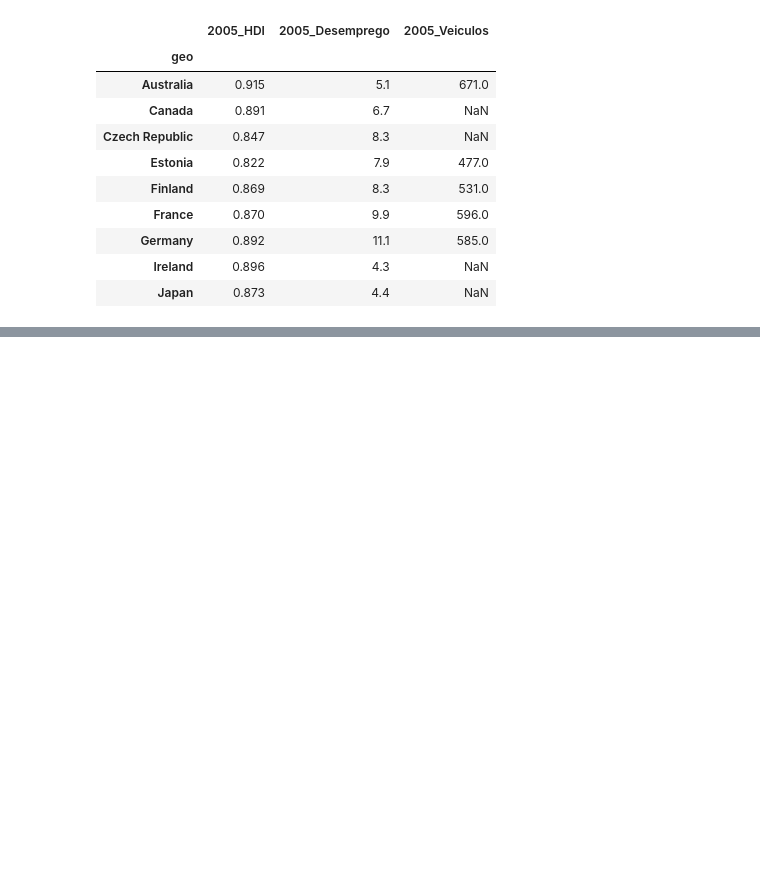
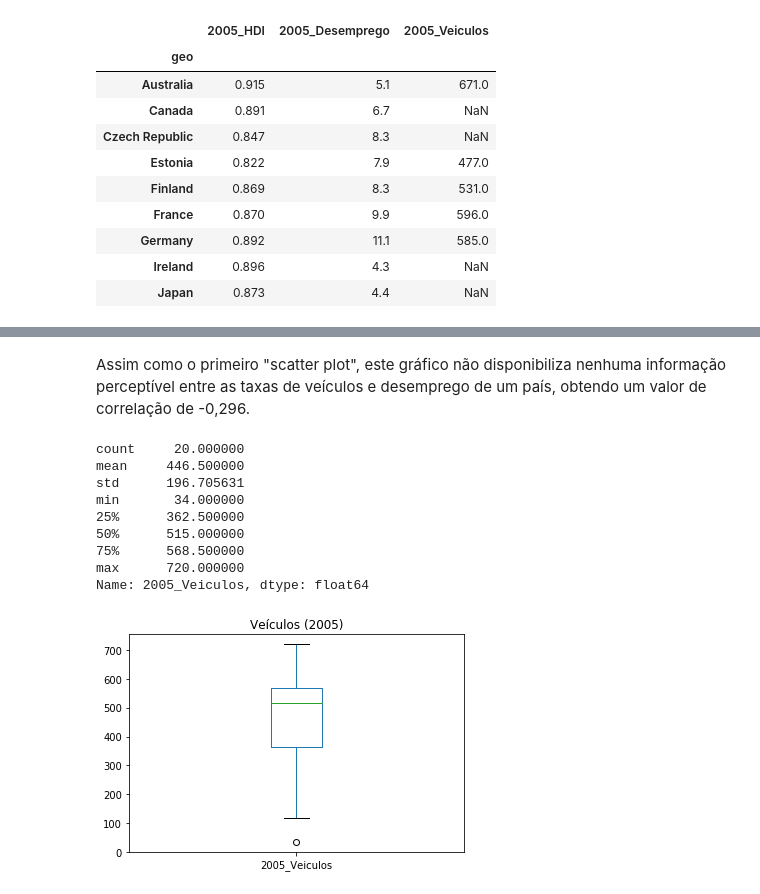
Before and after one commit to JuanRuiz99/Projeto1-CD, a Jupyter notebook: Projeto1_Juan_Ruiz.ipynb, the cells around one changed output, grey strips where cells are left out. Drawn from its saved outputs; the diff is of its cells as text; code cells hidden in the pictures; blank space fills up the shorter version.

```diff
--- a/Projeto1_Juan_Ruiz.ipynb
+++ b/Projeto1_Juan_Ruiz.ipynb
@@ -81,0 +163,17 @@ data.plot.scatter(x = "2005_Desemprego", y = "2005_Veiculos", loglog = True)
+# %% [markdown]
+Assim como o primeiro "scatter plot", este gráfico não disponibiliza nenhuma informação perceptível entre as taxas de veículos e desemprego de um país, obtendo um valor de correlação de -0,296.
+# %%
+data["2005_Veiculos"].plot.box()
+plt.title('Veículos (2005)')
+data["2005_Veiculos"].describe()
+# %% [output]
+count     20.000000
+mean     446.500000
+std      196.705631
+min       34.000000
+25%      362.500000
+50%      515.000000
+75%      568.500000
+max      720.000000
+Name: 2005_Veiculos, dtype: float64
+[figure, added]
```
Also changed, not shown: parts of 26 cells of this notebook.
